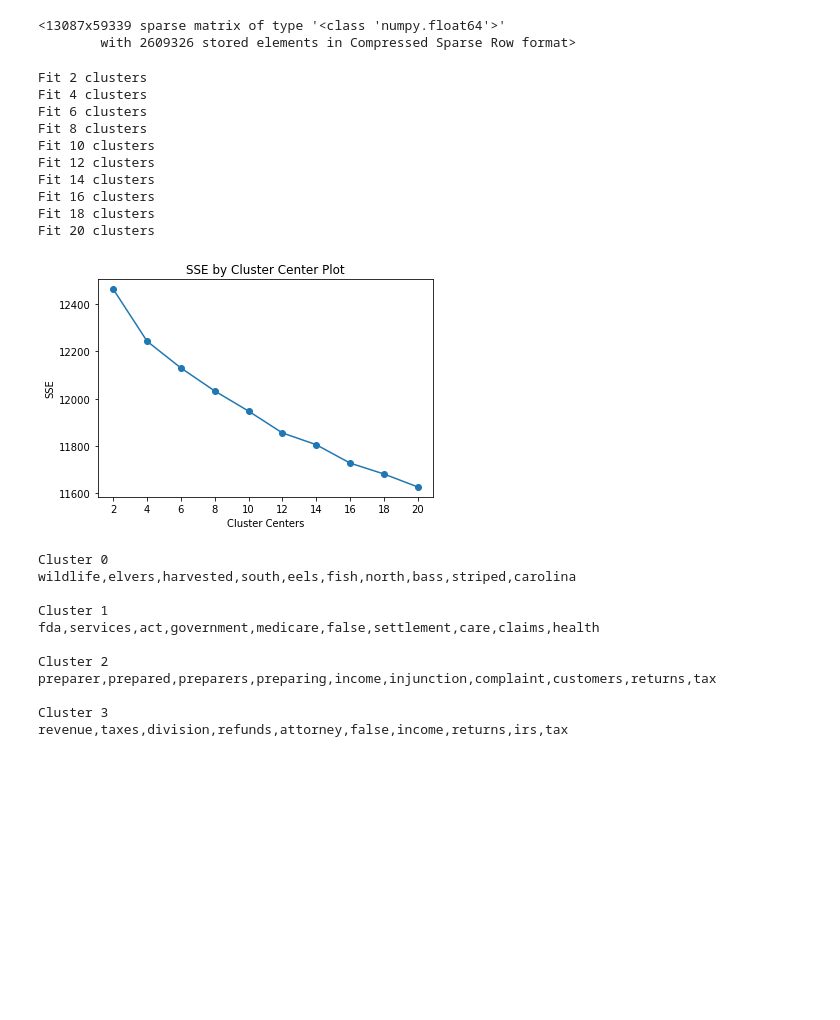
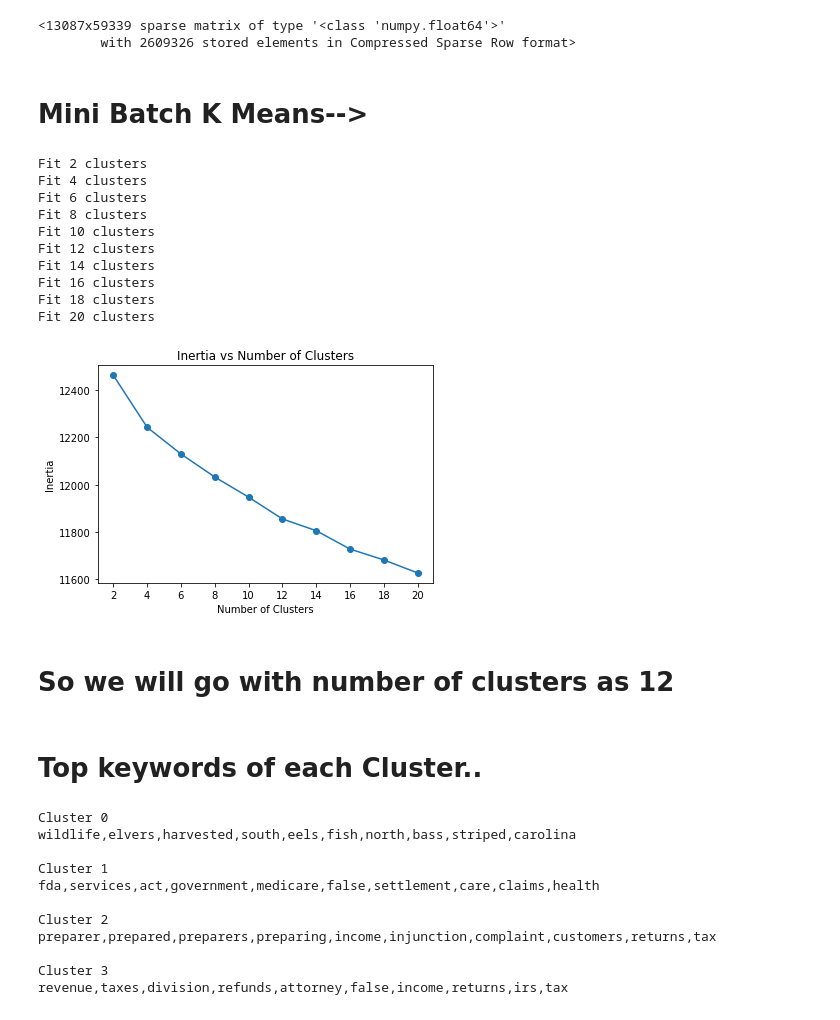
Before and after one commit to Rahul1582/Clustering_Projects, a Jupyter notebook: Document Segmentation/Document Segmentation.ipynb, the cells around one changed output. Drawn from its saved outputs; the diff is of its cells as text; code cells hidden in the pictures; blank space fills up the shorter version.

```diff
--- a/Document Segmentation/Document Segmentation.ipynb
+++ b/Document Segmentation/Document Segmentation.ipynb
@@ -115,17 +121,19 @@ from sklearn.manifold import TSNE
 # %%
-def find_optimal_clusters(data, max_k):
+def find_no_of_clusters(data, max_k):
+
     iters = range(2, max_k+1, 2)
 
     sse = []
     for k in iters:
-        sse.append(MiniBatchKMeans(n_clusters=k, init_size=1024, batch_size=2048, random_state=20).fit(data).inertia_)
+        value=MiniBatchKMeans(n_clusters=k, init_size=1024, batch_size=2048, random_state=20).fit(data)
+        sse.append(value.inertia_)
         print('Fit {} clusters'.format(k))
 
     f, ax = plt.subplots(1, 1)
     ax.plot(iters, sse, marker='o')
-    ax.set_xlabel('Cluster Centers')
+    ax.set_xlabel('Number of Clusters')
     ax.set_xticks(iters)
     ax.set_xticklabels(iters)
-    ax.set_ylabel('SSE')
-    ax.set_title('SSE by Cluster Center Plot')
+    ax.set_ylabel('Inertia')
+    ax.set_title('Inertia vs Number of Clusters')
 # %%
@@ -226,36 +242,42 @@ new_x
 # %% [output]
 <13087x59339 sparse matrix of type '<class 'numpy.float64'>'
         with 2609326 stored elements in Compressed Sparse Row format>
+# %% [markdown]
+# Mini Batch K Means-->
 # %%
-def find_optimal_clusters(data, max_k):
+def find_no_of_clusters(data, max_k):
+
     iters = range(2, max_k+1, 2)
 
     sse = []
     for k in iters:
-        sse.append(MiniBatchKMeans(n_clusters=k, init_size=1024, batch_size=2048, random_state=20).fit(data).inertia_)
+        value=MiniBatchKMeans(n_clusters=k, init_size=1024, batch_size=2048, random_state=20).fit(data)
+        sse.append(value.inertia_)
         print('Fit {} clusters'.format(k))
 
     f, ax = plt.subplots(1, 1)
     ax.plot(iters, sse, marker='o')
-    ax.set_xlabel('Cluster Centers')
+    ax.set_xlabel('Number of Clusters')
     ax.set_xticks(iters)
     ax.set_xticklabels(iters)
-    ax.set_ylabel('SSE')
-    ax.set_title('SSE by Cluster Center Plot')
+    ax.set_ylabel('Inertia')
+    ax.set_title('Inertia vs Number of Clusters')
 # %%
-find_optimal_clusters(new_x, 20)
+find_no_of_clusters(new_x, 20)
 # %% [output]
 Fit 2 clusters
 Fit 4 clusters
 Fit 6 clusters
 Fit 8 clusters
 Fit 10 clusters
 Fit 12 clusters
 Fit 14 clusters
 Fit 16 clusters
 Fit 18 clusters
 Fit 20 clusters
-[figure, old version]
+[figure, new version]
+# %% [markdown]
+# So we will go with number of clusters as 12
 # %%
 clusters = MiniBatchKMeans(n_clusters=12, init_size=1024, batch_size=2048, random_state=20).fit_predict(new_x)
 # %%
@@ -265,6 +287,8 @@ def get_top_keywords(data, clusters, labels, n_terms):
     for i,r in df.iterrows():
         print('\nCluster {}'.format(i))
         print(','.join([labels[t] for t in np.argsort(r)[-n_terms:]]))
+# %% [markdown]
+# Top keywords of each Cluster..
 # %%
 get_top_keywords(new_x, clusters, vectorizer.get_feature_names(), 10)
 # %% [output]
```
Also changed, not shown: parts of 15 cells of this notebook, 2 other files.
